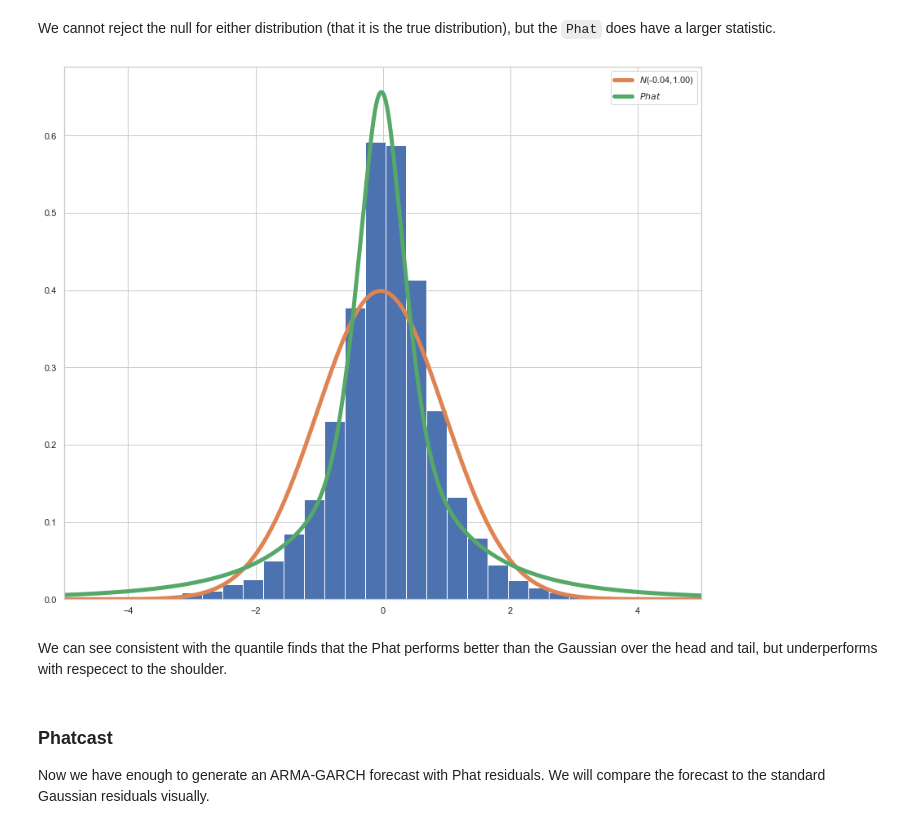
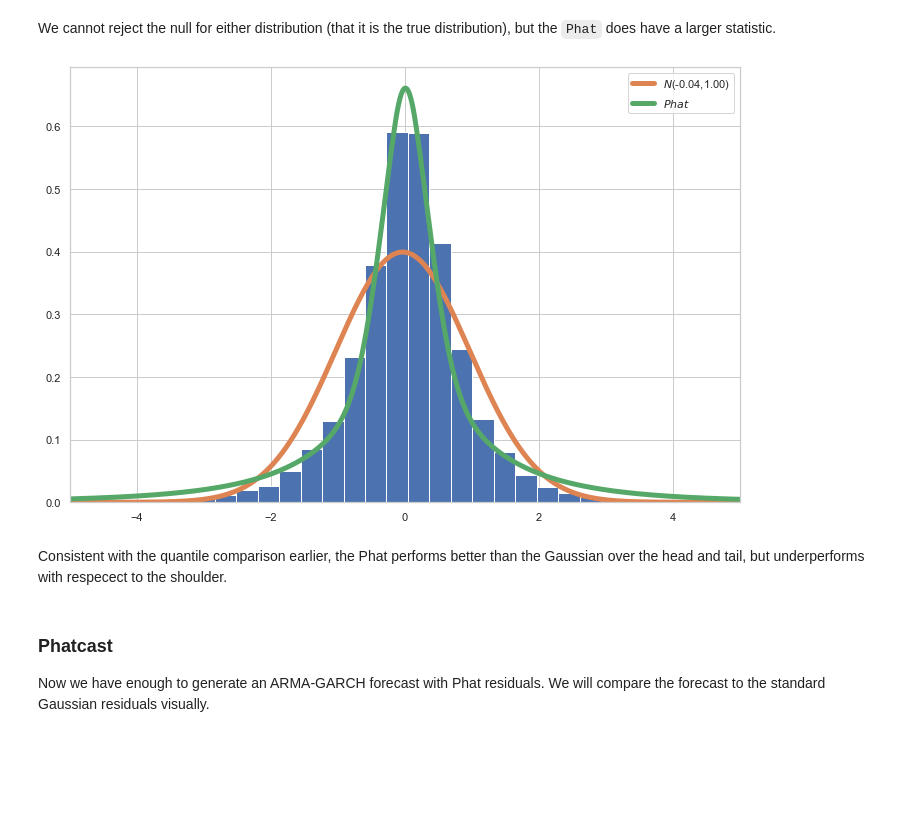
Before and after one commit to rjskene/phat, a Jupyter notebook: docs/notebooks/phatgarch.ipynb, the cells around one changed output. Saved outputs shown, nothing was run; the diff lists cells and outputs as text; code cells hidden in the pictures; blank space fills up the shorter version.

```diff
--- a/docs/notebooks/phatgarch.ipynb
+++ b/docs/notebooks/phatgarch.ipynb
@@ -301,27 +297,27 @@ norm_ad, phat_ad
 # %% [markdown]
 We cannot reject the null for either distribution (that it is the true distribution), but the `Phat` does have a larger statistic.
 # %%
-fig, ax = plt.subplots(1,1, figsize=(14,12))
+fig, ax = plt.subplots(1,1, figsize=(12,8))
 
 plt.hist(sp_ret, bins=100, density=True)
 
 x = np.linspace(-5, 5, 1000)
 ax.plot(
     x, normfit.pdf(x), c='C1', lw=5,
     label=r'$N$'+f'({normfit.args[0]:.2f},{normfit.args[1]:.2f})')
 ax.plot(
     x, phat.pdf(x), c='C2', lw=5,
     label=r'$Phat$'
 )
 
 ax.set_xlim(-5,5)
 
 ax.legend()
 plt.show()
 # %% [output]
-[figure, old version]
+[figure, new version]
 # %% [markdown]
-We can see consistent with the quantile finds that the Phat performs better than the Gaussian over the head and tail, but underperforms with respecect to the shoulder.
+Consistent with the quantile comparison earlier, the Phat performs better than the Gaussian over the head and tail, but underperforms with respecect to the shoulder.
 # %% [markdown]
 ### Phatcast ###
 
```
Also changed, not shown: parts of 62 cells of this notebook, 55 other files.
